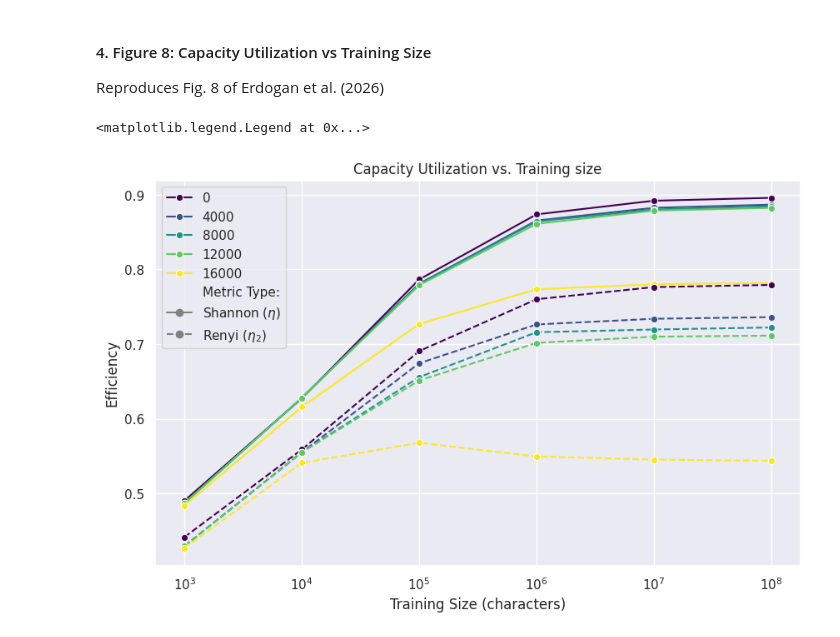
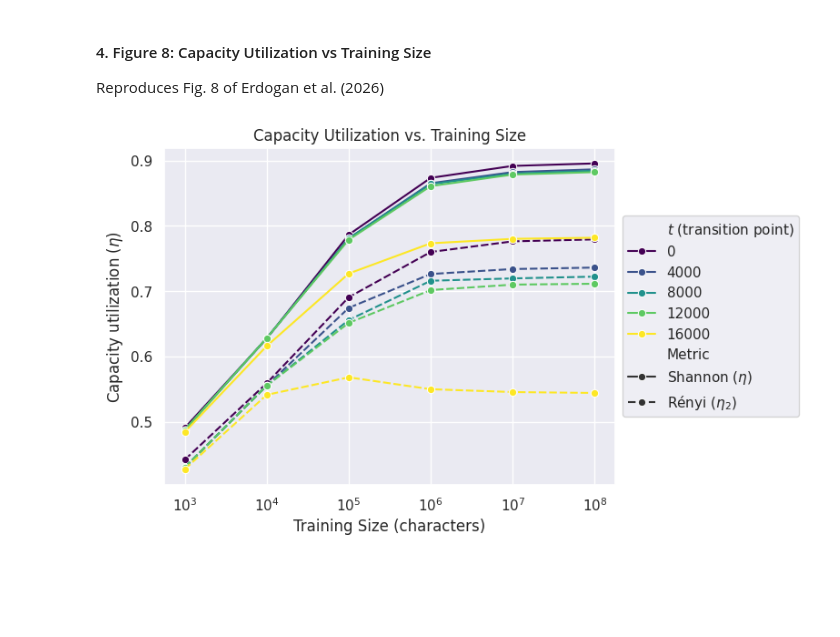
Before and after one commit to vincentczhou/cse493s-spring26-project, a Jupyter notebook: notebooks/figures.ipynb, the cells around one changed output. Drawn from its saved outputs; the diff is of its cells as text; code cells hidden in the pictures; blank space fills up the shorter version.

```diff
--- a/notebooks/figures.ipynb
+++ b/notebooks/figures.ipynb
@@ -99,45 +182,37 @@ for k in ks:
 
 Reproduces Fig. 8 of Erdogan et al. (2026)
 # %%
-plt.figure(figsize=(10, 6))
-ax = sns.lineplot(
-    data=df,
+# Melt eta + eta_2 into long form so seaborn can map them to linestyle automatically.
+util_long = df.melt(
+    id_vars=["t", "train_chars"],
+    value_vars=["eta", "eta_2"],
+    var_name="metric",
+    value_name="utilization",
+)
+util_long["metric"] = util_long["metric"].map(
+    {"eta": r"Shannon ($\eta$)", "eta_2": r"Rényi ($\eta_2$)"}
+)
+
+capacity_utilization_fig = sns.lineplot(
+    data=util_long,
     x="train_chars",
-    y="eta",
+    y="utilization",
     hue="t",
+    style="metric",
     marker="o",
     palette="viridis",
-    linestyle="-",
 )
-sns.lineplot(
-    data=df,
-    x="train_chars",
-    y="eta_2",
-    hue="t",
-    marker="o",
-    palette="viridis",
-    linestyle="--",
-    legend=False,
-    ax=ax,
-)
-ax.set(
+capacity_utilization_fig.set(
     xscale="log",
     xlabel="Training Size (characters)",
-    ylabel="Efficiency",
-    title="Capacity Utilization vs. Training size",
+    ylabel=r"Capacity utilization ($\eta$)",
+    title="Capacity Utilization vs. Training Size",
 )
-handles, labels = ax.get_legend_handles_labels()
-shannon_line = mlines.Line2D(
-    [], [], color="gray", linestyle="-", marker="o", label="Shannon"
-)
-renyi_line = mlines.Line2D(
-    [], [], color="gray", linestyle="--", marker="o", label="Renyi"
-)
-extended_handles = (
-    handles + [mlines.Line2D([], [], linestyle="")] + [shannon_line, renyi_line]
-)
-extended_labels = labels + ["Metric Type:"] + ["Shannon ($\eta$)", "Renyi ($\eta_2$)"]
-ax.legend(handles=extended_handles, labels=extended_labels)
+
+sns.move_legend(capacity_utilization_fig, "center left", bbox_to_anchor=(1, 0.5))
+title_map = {"t": r"$t$ (transition point)", "metric": "Metric"}
+for text in capacity_utilization_fig.get_legend().get_texts():
+    if text.get_text() in title_map:
+        text.set_text(title_map[text.get_text()])
 # %% [output]
-<matplotlib.legend.Legend at 0x...>
-[figure, old version]
+[figure, new version]
```
Also changed, not shown: parts of 6 cells of this notebook.
